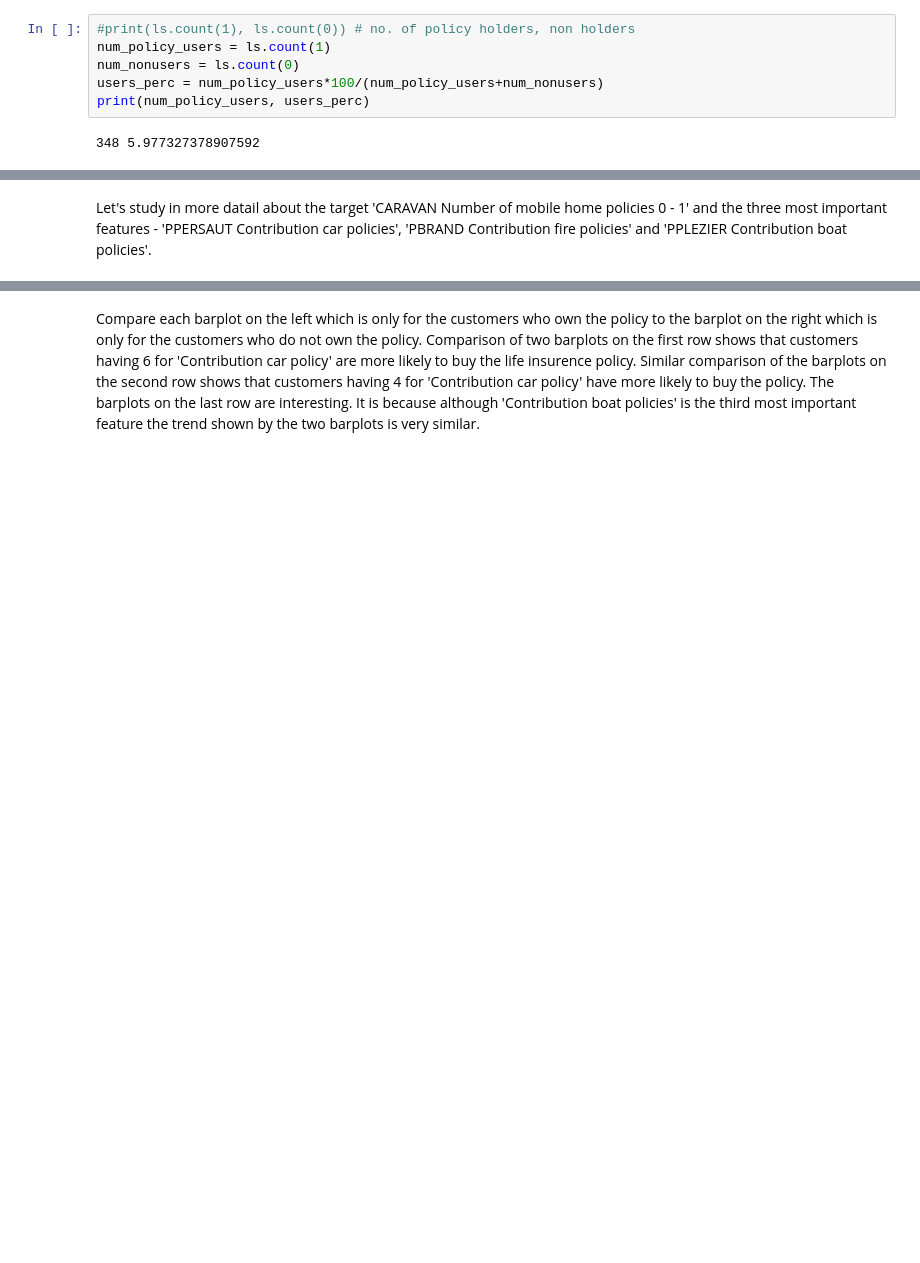
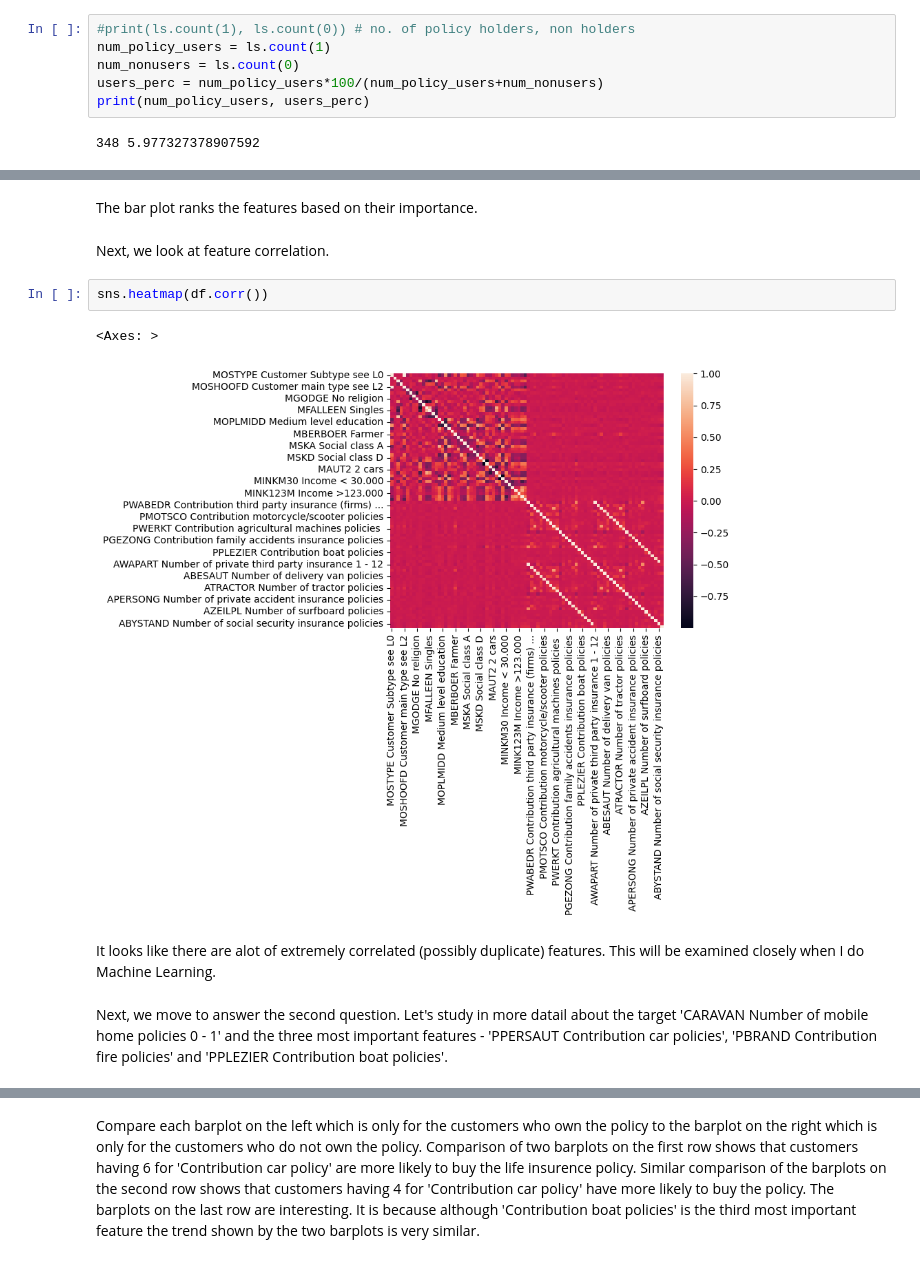
Before and after one commit to sabin413/CoIL-2000-Challenge, a Jupyter notebook: Data preparation and exploratory analysis.ipynb, the cells around one changed output, grey strips where cells are left out. Drawn from its saved outputs; the diff is of its cells as text; blank space fills up the shorter version.

```diff
--- a/Data preparation and exploratory analysis.ipynb
+++ b/Data preparation and exploratory analysis.ipynb
@@ -109,5 +136,17 @@ plt.show()
+# %% [markdown]
+The bar plot ranks the features based on their importance.
+# %% [markdown]
+Next, we look at feature correlation.
+# %%
+sns.heatmap(df.corr())
+# %% [output]
+<Axes: >
+[figure, added]
+# %% [markdown]
+It looks like there are alot of extremely correlated (possibly duplicate) features.
+This will be examined closely when I do Machine Learning.
 # %% [markdown]
-Let's study in more datail about the target 'CARAVAN Number of mobile home policies 0 - 1' and the three most important features - 'PPERSAUT Contribution car policies',
+Next, we move to answer the second question. Let's study in more datail about the target 'CARAVAN Number of mobile home policies 0 - 1' and the three most important features - 'PPERSAUT Contribution car policies',
 'PBRAND Contribution fire policies' and 'PPLEZIER Contribution boat policies'.
 # %%
 # target barplot
```
Also changed, not shown: parts of 20 cells of this notebook, 1 other file.
